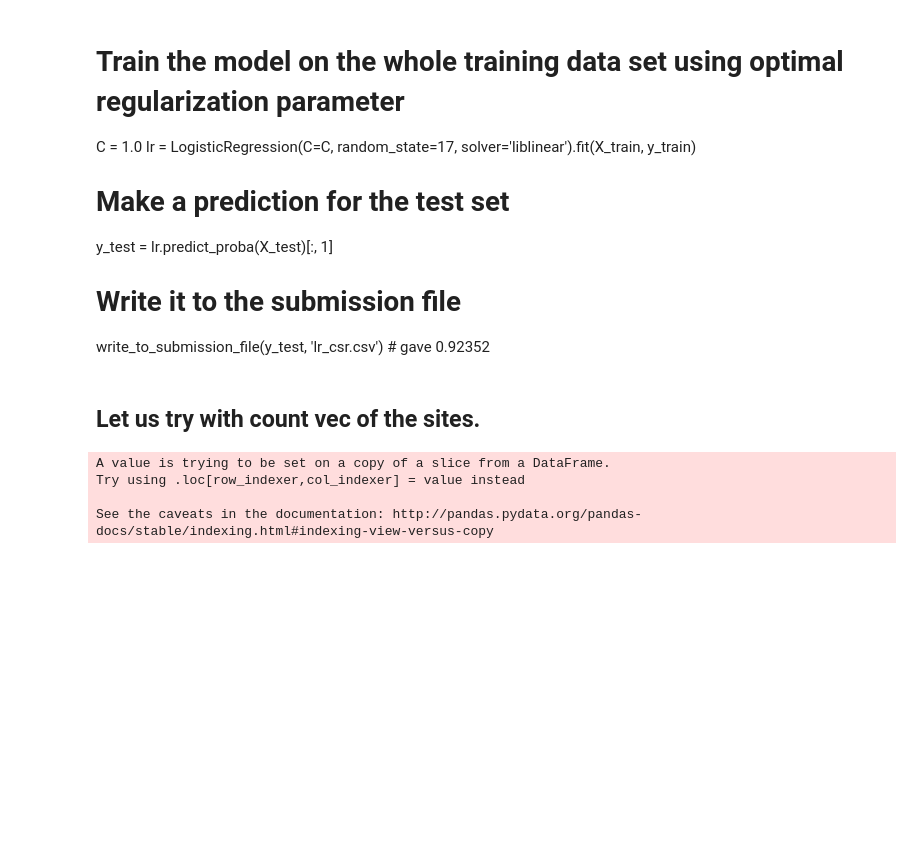
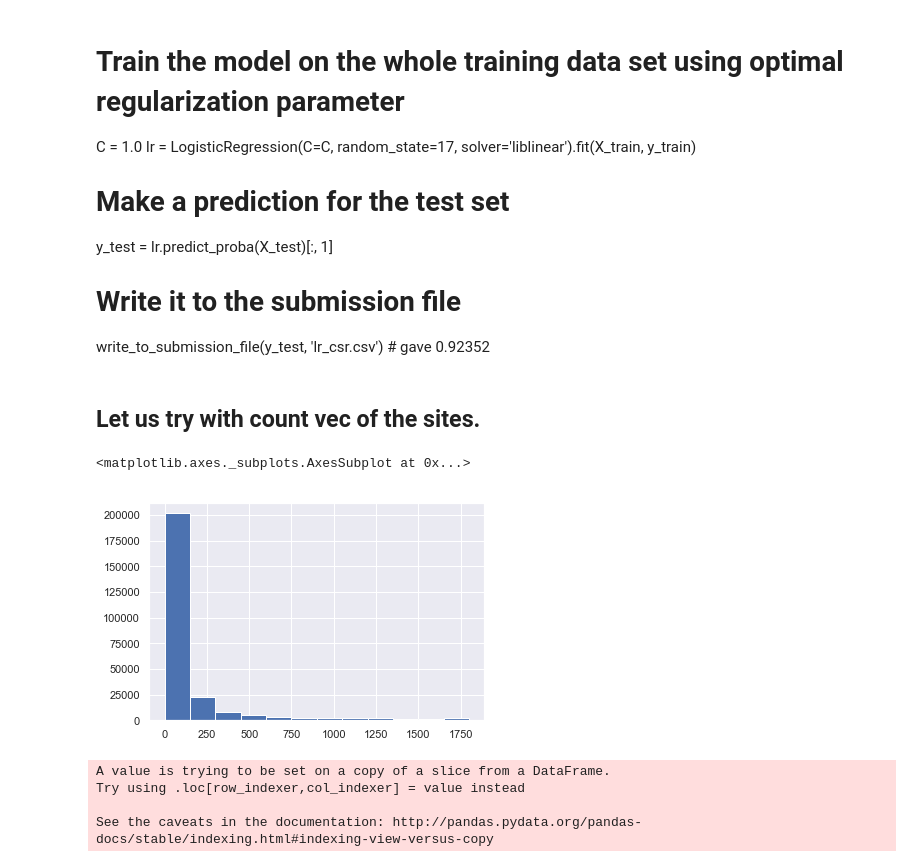
Before and after one commit to sitask/Spring2019_mlcourse.ai, a Jupyter notebook: alice_freeride.ipynb, the cells around one changed output. Saved outputs shown, nothing was run; the diff lists cells and outputs as text; code cells hidden in the pictures; blank space fills up the shorter version.

```diff
--- a/alice_freeride.ipynb
+++ b/alice_freeride.ipynb
@@ -383,3 +383,8 @@ write_to_submission_file(y_test, 'lr_csr.csv') # gave 0.92352
 # %%
 train_df = full_df.iloc[0:idx_split]
 test_df = full_df[idx_split:full_df.shape[0]]
+# %%
+train_df['duration'].hist(bins=12)
+# %% [output]
+<matplotlib.axes._subplots.AxesSubplot at 0x...>
+[figure, added]
```
Also changed, not shown: parts of 11 cells of this notebook.
